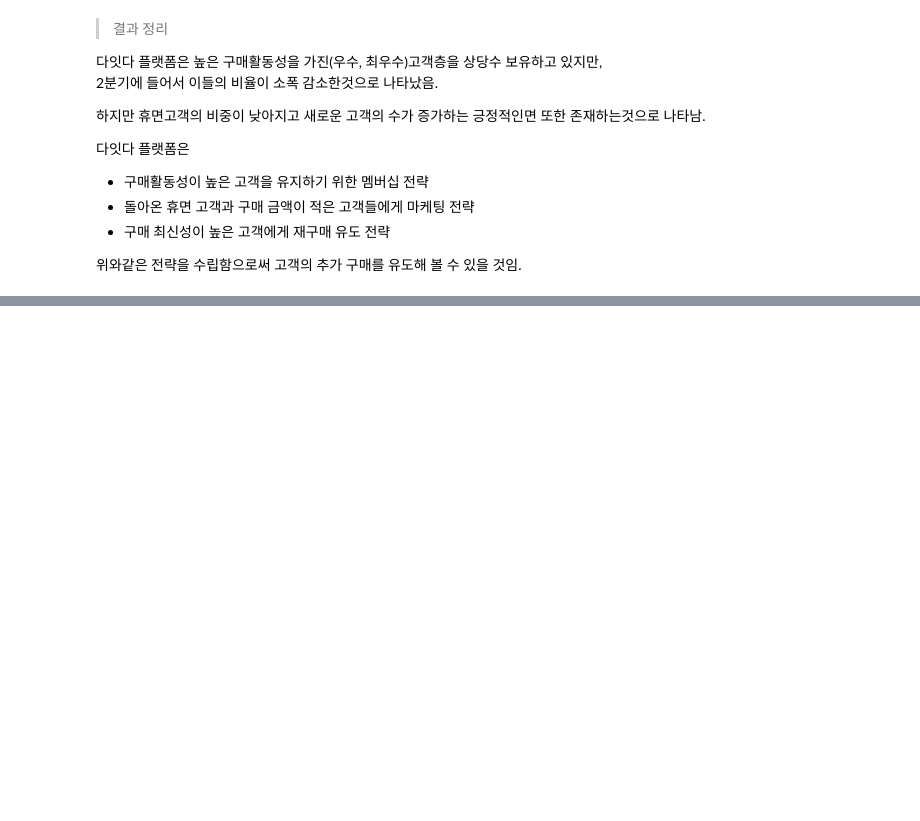
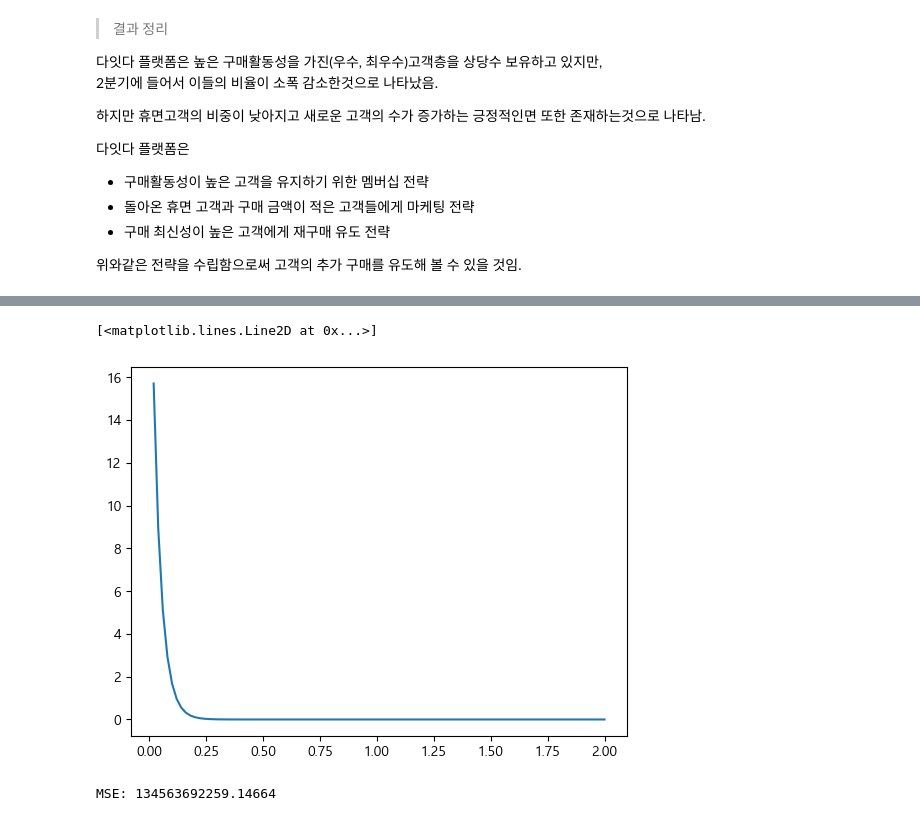
Before and after one commit to 99echoo/Data-Analysis-Portfolio, a Jupyter notebook: 쇼핑몰 이용 고객 데이터 LTV(고객 생애가치)증진 전략/쇼핑몰 플랫폼 분석 - RFM.ipynb, the cells around one changed output, grey strips where cells are left out. Saved outputs shown, nothing was run; the diff lists cells and outputs as text; code cells hidden in the pictures; blank space fills up the shorter version.

```diff
--- a/쇼핑몰 이용 고객 데이터 LTV(고객 생애가치)증진 전략/쇼핑몰 플랫폼 분석 - RFM.ipynb
+++ b/쇼핑몰 이용 고객 데이터 LTV(고객 생애가치)증진 전략/쇼핑몰 플랫폼 분석 - RFM.ipynb
@@ -1400,0 +1384,4 @@ KeyboardInterrupt:
+# %%
+## frequency가 0인 것은 제외하기
+whole_filtered_df = metrics_df[metrics_df.frequency > 0]
+filtered_df       = metrics_cal_df[metrics_cal_df.frequency_cal > 0]
@@ -1400,0 +1475,16 @@ KeyboardInterrupt:
+# %%
+search_space = hp.uniform('l2', 0.1, 1.0)
+algo = tpe.suggest
+trials = Trials()
+inputs = filtered_df
+
+argmin = fmin(
+  fn = evaluate_bgnbd_model, # 목적함수
+  space = search_space,      # 파라미터 공간
+  algo = algo,               # 최적화 알고리즘: Tree of Parzen Estimators (TPE)
+  max_evals=100,             # 반복수
+  trials=trials
+  )
+
+l2_bgnbd = space_eval(search_space,argmin)
+print(l2_bgnbd)
@@ -1400,0 +1511,13 @@ KeyboardInterrupt:
+# %%
+lifetimes_model = BetaGeoFitter(penalizer_coef=l2_bgnbd) #l2_bgnbd = hyperopt로 나온 결과
+# calibration 데이터의 R,F,T로 모형 적합
+lifetimes_model.fit(filtered_df['frequency_cal'], filtered_df['recency_cal'], filtered_df['T_cal'])
+
+# holdout 데이터로 모델 평가: F의 실제값과 예측값의 MSE
+frequency_actual = filtered_df['frequency_holdout']
+frequency_predicted = lifetimes_model.predict(filtered_df['duration_holdout']
+                                    ,filtered_df['frequency_cal']
+                                    , filtered_df['recency_cal']
+                                    , filtered_df['T_cal'])
+mse = score_model(frequency_actual, frequency_predicted, 'mse')
+print('MSE: {0}'.format(mse))
@@ -1400,0 +1536,27 @@ KeyboardInterrupt:
+# %%
+# 고객별 lambda (구매율) 의 분포
+from scipy.stats import gamma
+import matplotlib.pyplot as plt
+
+coefs = lifetimes_model.summary['coef']
+x = np.linspace (0, 2, 100)
+y = gamma.pdf(x, a=coefs['r'], scale=1/coefs['alpha']) # BG/NBD에서의 모수 alpha는 scale 모수가 아닌 rate 모수이므로 역수!
+
+plt.plot(x, y)
+# %% [output]
+[<matplotlib.lines.Line2D at 0x...>]
+[figure, added]
+# %%
+spend_model = GammaGammaFitter(penalizer_coef=l2_gg)
+spend_model.fit(filtered_df['frequency_cal'], filtered_df['monetary_value_cal'])
+
+# conditional_expected_average_profit: 고객별 평균 구매 금액 예측
+monetary_actual = filtered_df['monetary_value_holdout']
+monetary_predicted = spend_model.conditional_expected_average_profit(filtered_df['frequency_holdout']
+                                                                    ,filtered_df['monetary_value_holdout'])
+
+mse = score_model(monetary_actual, monetary_predicted, 'mse')
+
+print('MSE: {0}'.format(mse))
+# %% [output]
+MSE: 134563692259.14664
```
Also changed, not shown: parts of 51 cells of this notebook.
